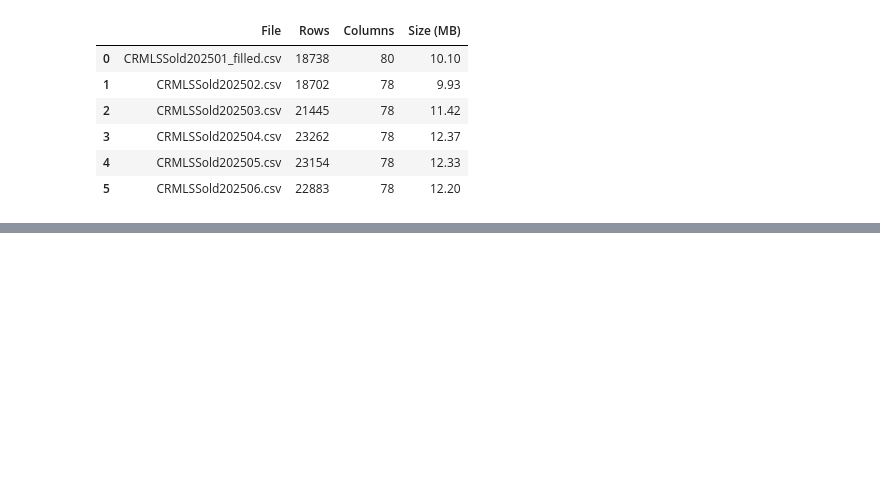
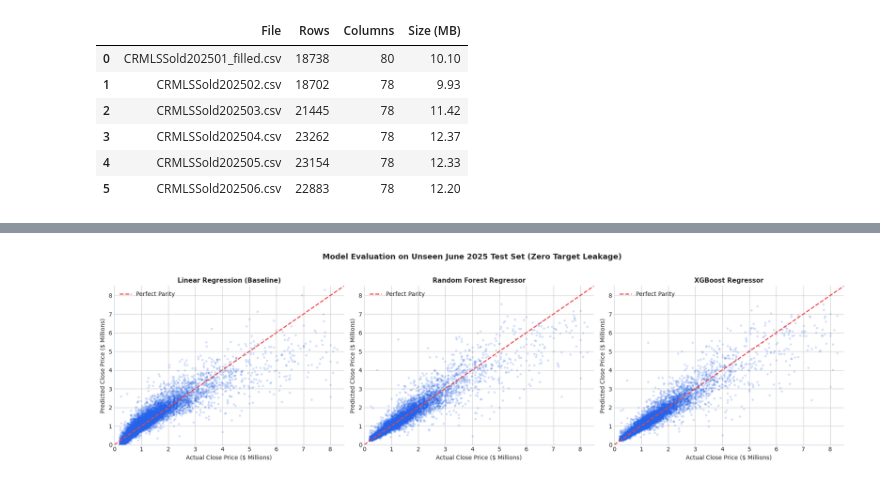
Before and after one commit to SteveWong-a/IDX-Exchange-Data-Science, a Jupyter notebook: 02_preprocessing.ipynb, the cells around one changed output, grey strips where cells are left out. Cells and saved outputs as stored; diff of their text form; code cells hidden in the pictures; blank space fills up the shorter version.

```diff
--- a/02_preprocessing.ipynb
+++ b/02_preprocessing.ipynb
@@ -897,0 +769,15 @@ Target leakage audit passed: ListPrice, OriginalListPrice, DaysOnMarket, and Pur
+# %%
+# 10. StandardScaler Pipeline
+scaler = StandardScaler()
+
+X_train_scaled = scaler.fit_transform(train_df[CORE_FEATURES])
+X_test_scaled = scaler.transform(test_df[CORE_FEATURES])
+
+y_train = train_df['ClosePrice'].values
+y_test = test_df['ClosePrice'].values
+
+print(f"X_train scaled shape: {X_train_scaled.shape}")
+print(f"X_test scaled shape:  {X_test_scaled.shape}")
+assert not np.isnan(X_train_scaled).any(), "NaN found in X_train"
+assert not np.isnan(X_test_scaled).any(), "NaN found in X_test"
+print("Verification passed: Standardized features are complete with zero nulls.")
@@ -897,0 +938,81 @@ Target leakage audit passed: ListPrice, OriginalListPrice, DaysOnMarket, and Pur
+# %%
+# 12. Model Training & Comprehensive Evaluation
+
+models = {
+    "Linear Regression (Baseline)": LinearRegression(),
+    "Random Forest Regressor": RandomForestRegressor(n_estimators=60, max_depth=16, n_jobs=-1, random_state=RANDOM_STATE),
+    "XGBoost Regressor": xgb.XGBRegressor(n_estimators=150, max_depth=7, learning_rate=0.08, subsample=0.85, colsample_bytree=0.85, n_jobs=-1, random_state=RANDOM_STATE)
+}
+
+eval_records = []
+predictions = {}
+
+for name, model in models.items():
+    print(f"Training {name} …")
+    # For tree models, unscaled features work identically or better
+    if "Linear" in name:
+        model.fit(X_train_scaled, y_train)
+        preds = model.predict(X_test_scaled)
+    else:
+        model.fit(train_df[CORE_FEATURES], y_train)
+        preds = model.predict(test_df[CORE_FEATURES])
+
+    predictions[name] = preds
+
+    # Compute metrics
+    r2 = r2_score(y_test, preds)
+    mae = mean_absolute_error(y_test, preds)
+    rmse = np.sqrt(mean_squared_error(y_test, preds))
+    pct_errors = np.abs((y_test - preds) / y_test) * 100
+    mape = np.mean(pct_errors)
+    mdape = np.median(pct_errors)
+
+    eval_records.append({
+        "Model": name,
+        "Test R²": round(r2, 4),
+        "Test MAE ($)": f"${mae:,.0f}",
+        "Test RMSE ($)": f"${rmse:,.0f}",
+        "Test MAPE (%)": f"{mape:.2f}%",
+        "Test MdAPE (%)": f"{mdape:.2f}%"
+    })
+
+eval_df = pd.DataFrame(eval_records)
+display(eval_df)
+
+# Visualizing Predictions: Actual vs Predicted Scatter Plots
+fig, axes = plt.subplots(1, 3, figsize=(18, 5))
+
+for ax, (name, preds) in zip(axes, predictions.items()):
+    ax.scatter(y_test / 1e6, preds / 1e6, alpha=0.15, s=8, color='#2563eb')
+    # Parity Line
+    lims = [0, 8.5]
+    ax.plot(lims, lims, color='#ef4444', linestyle='--', linewidth=1.8, label='Perfect Parity')
+    ax.set_title(f"{name}", fontsize=11, fontweight='bold')
+    ax.set_xlabel("Actual Close Price ($ Millions)", fontsize=10)
+    ax.set_ylabel("Predicted Close Price ($ Millions)", fontsize=10)
+    ax.set_xlim(lims)
+    ax.set_ylim(lims)
+    ax.legend(loc='upper left')
+    ax.spines[['top', 'right']].set_visible(False)
+
+plt.suptitle("Model Evaluation on Unseen June 2025 Test Set (Zero Target Leakage)", fontsize=13, fontweight='bold', y=1.02)
+plt.tight_layout()
+plt.show()
+
+# Price Band / Quintile Error Breakdown for XGBoost
+test_eval = test_df.copy()
+test_eval['Predicted_Price'] = predictions["XGBoost Regressor"]
+test_eval['Abs_Pct_Error'] = np.abs((test_eval['ClosePrice'] - test_eval['Predicted_Price']) / test_eval['ClosePrice']) * 100
+test_eval['Price_Quintile'] = pd.qcut(test_eval['ClosePrice'], q=5, labels=['Q1 (Entry)', 'Q2 (Low-Mid)', 'Q3 (Mid)', 'Q4 (Upper-Mid)', 'Q5 (Luxury)'])
+
+quintile_summary = test_eval.groupby('Price_Quintile', observed=False).agg(
+    Volume=('ListingKey', 'count'),
+    Price_Range=('ClosePrice', lambda x: f"${x.min():,.0f} - ${x.max():,.0f}"),
+    Mean_Price=('ClosePrice', 'mean'),
+    MdAPE=('Abs_Pct_Error', 'median'),
+    MAPE=('Abs_Pct_Error', 'mean')
+).reset_index()
+
+print("\n--- Model Error by Price Quintile (XGBoost Regressor) ---")
+display(quintile_summary)
+# %% [output]
@@ -897,0 +1026 @@ Target leakage audit passed: ListPrice, OriginalListPrice, DaysOnMarket, and Pur
+[figure, added]
```
Also changed, not shown: parts of 54 cells of this notebook.
